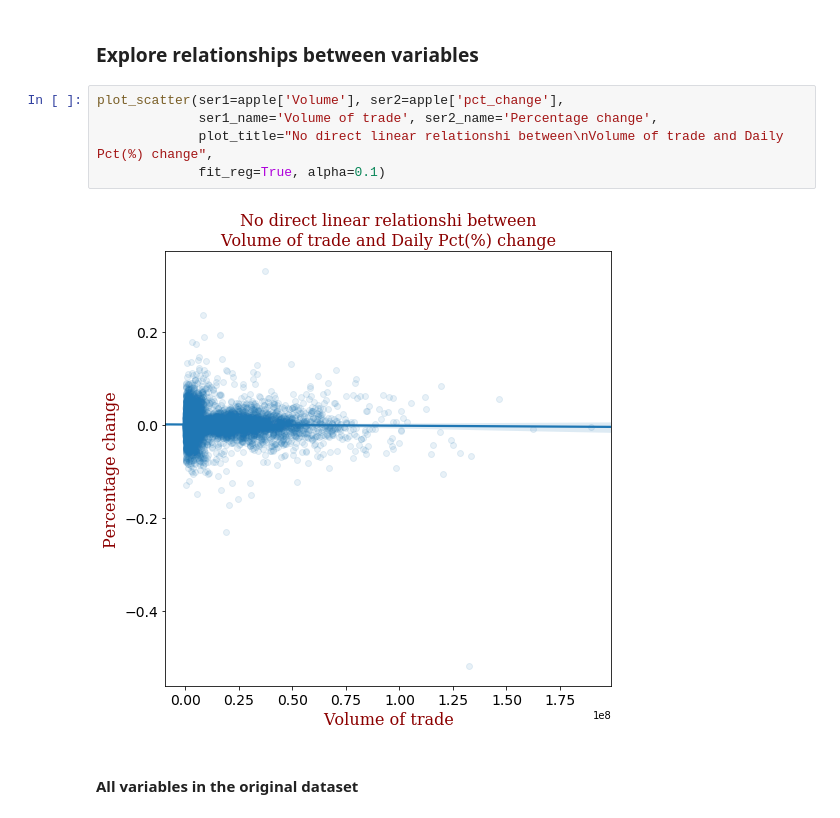
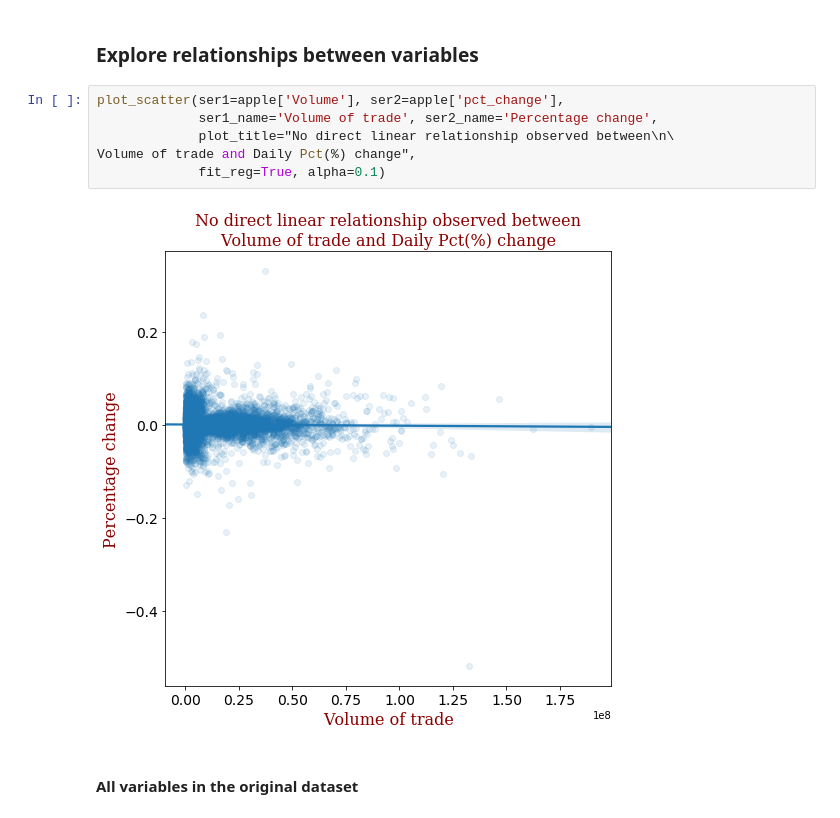
Before and after one commit to TTTTTTT114/MIE1628-Final_Project, a Jupyter notebook: stock_ann.ipynb, the cells around one changed output. Cells and saved outputs as stored; diff of their text form.

```diff
--- a/stock_ann.ipynb
+++ b/stock_ann.ipynb
@@ -255,10 +256,11 @@ Name: log_return, dtype: float64
 # %%
 plot_scatter(ser1=apple['Volume'], ser2=apple['pct_change'],
              ser1_name='Volume of trade', ser2_name='Percentage change',
-             plot_title="No direct linear relationshi between\nVolume of trade and Daily Pct(%) change",
+             plot_title="No direct linear relationship observed between\n\
+Volume of trade and Daily Pct(%) change",
              fit_reg=True, alpha=0.1)
 # %% [output]
-[figure, old version]
+[figure, new version]
 # %% [markdown]
 #### All variables in the original dataset
 # %%
```
Also changed, not shown: parts of 4 cells of this notebook.
